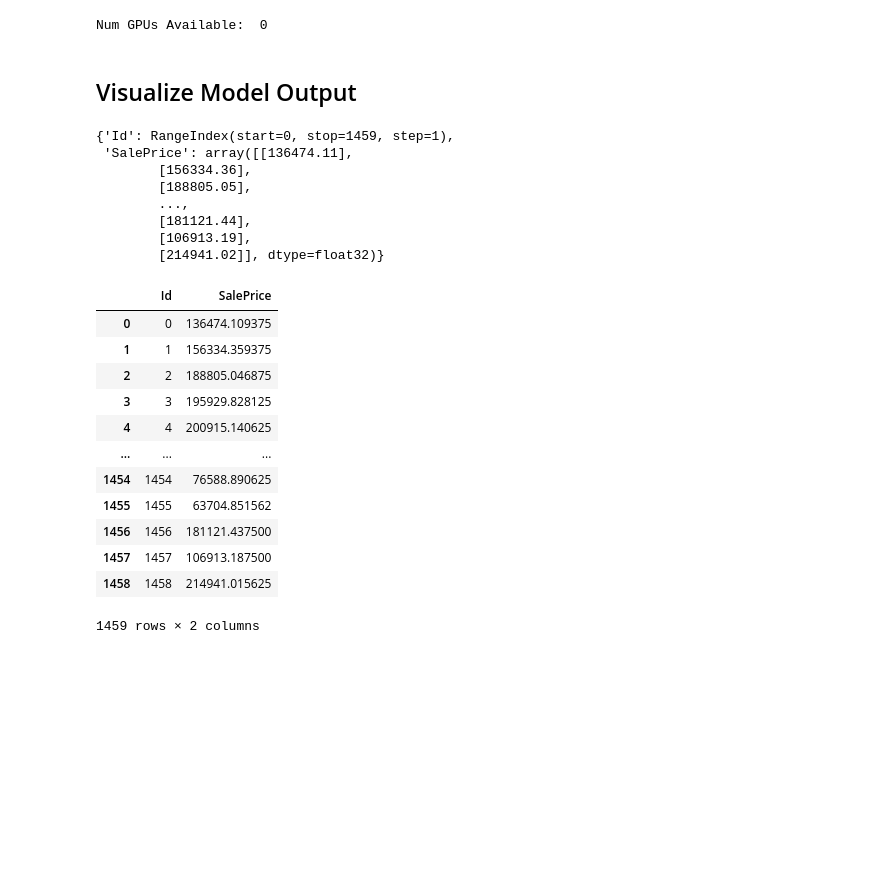
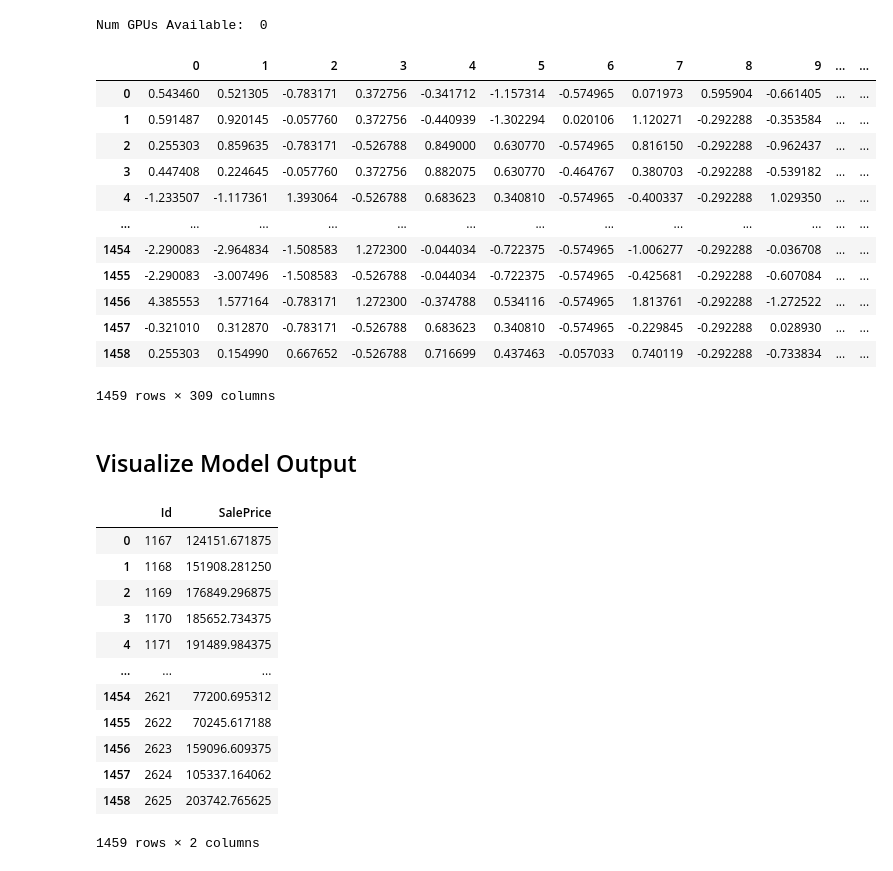
Before and after one commit to valencia21/data-science-projects, a Jupyter notebook: house-price-prediction/Models/tensorflow/tf_model_wrangling.ipynb, the cells around one changed output. Saved outputs shown, nothing was run; the diff lists cells and outputs as text; code cells hidden in the pictures; blank space fills up the shorter version.

Commit message:
Model edits and submissions

```diff
--- a/house-price-prediction/Models/tensorflow/tf_model_wrangling.ipynb
+++ b/house-price-prediction/Models/tensorflow/tf_model_wrangling.ipynb
@@ -227,19 +231,24 @@ def make_predictions(best_params):
     return preds
 # %%
 predictions = make_predictions(best_params)
+# %%
+X_test
+# %% [output]
+|  | 0 | 1 | 2 | 3 | 4 | 5 | 6 | 7 | 8 | 9 | ... | ... |
+| 0 | 0.543460 | 0.521305 | -0.783171 | 0.372756 | -0.341712 | -1.157314 | -0.574965 | 0.071973 | 0.595904 | -0.661405 | ... | ... |
+| 1 | 0.591487 | 0.920145 | -0.057760 | 0.372756 | -0.440939 | -1.302294 | 0.020106 | 1.120271 | -0.292288 | -0.353584 | ... | ... |
+| 2 | 0.255303 | 0.859635 | -0.783171 | -0.526788 | 0.849000 | 0.630770 | -0.574965 | 0.816150 | -0.292288 | -0.962437 | ... | ... |
+| 3 | 0.447408 | 0.224645 | -0.057760 | 0.372756 | 0.882075 | 0.630770 | -0.464767 | 0.380703 | -0.292288 | -0.539182 | ... | ... |
+| 4 | -1.233507 | -1.117361 | 1.393064 | -0.526788 | 0.683623 | 0.340810 | -0.574965 | -0.400337 | -0.292288 | 1.029350 | ... | ... |
+| ... | ... | ... | ... | ... | ... | ... | ... | ... | ... | ... | ... | ... |
+| 1454 | -2.290083 | -2.964834 | -1.508583 | 1.272300 | -0.044034 | -0.722375 | -0.574965 | -1.006277 | -0.292288 | -0.036708 | ... | ... |
+| 1455 | -2.290083 | -3.007496 | -1.508583 | -0.526788 | -0.044034 | -0.722375 | -0.574965 | -0.425681 | -0.292288 | -0.607084 | ... | ... |
+| 1456 | 4.385553 | 1.577164 | -0.783171 | 1.272300 | -0.374788 | 0.534116 | -0.574965 | 1.813761 | -0.292288 | -1.272522 | ... | ... |
+| 1457 | -0.321010 | 0.312870 | -0.783171 | -0.526788 | 0.683623 | 0.340810 | -0.574965 | -0.229845 | -0.292288 | 0.028930 | ... | ... |
+| 1458 | 0.255303 | 0.154990 | 0.667652 | -0.526788 | 0.716699 | 0.437463 | -0.057033 | 0.740119 | -0.292288 | -0.733834 | ... | ... |
+1459 rows × 309 columns
 # %% [markdown]
 ## Visualize Model Output
-# %%
-d
-# %% [output]
-{'Id': RangeIndex(start=0, stop=1459, step=1),
- 'SalePrice': array([[136474.11],
-        [156334.36],
-        [188805.05],
-        ...,
-        [181121.44],
-        [106913.19],
-        [214941.02]], dtype=float32)}
 # %%
 d = {"Id":X_test.index,"SalePrice":predictions.flatten()}
 submission = pd.DataFrame(data=d, index=None)
@@ -247,20 +258,22 @@ submission = pd.DataFrame(data=d, index=None)
 # Revert log transform
 #submission["SalePrice"] = np.exp(submission["SalePrice"])
 # %%
-submission
+submission["Id"] = submission["Id"] + 1167
-# %% [output]
-|  | Id | SalePrice |
-| 0 | 0 | 136474.109375 |
-| 1 | 1 | 156334.359375 |
-| 2 | 2 | 188805.046875 |
-| 3 | 3 | 195929.828125 |
-| 4 | 4 | 200915.140625 |
-| ... | ... | ... |
-| 1454 | 1454 | 76588.890625 |
-| 1455 | 1455 | 63704.851562 |
-| 1456 | 1456 | 181121.437500 |
-| 1457 | 1457 | 106913.187500 |
-| 1458 | 1458 | 214941.015625 |
-1459 rows × 2 columns
+# %%
+submission
+# %% [output]
+|  | Id | SalePrice |
+| 0 | 1167 | 124151.671875 |
+| 1 | 1168 | 151908.281250 |
+| 2 | 1169 | 176849.296875 |
+| 3 | 1170 | 185652.734375 |
+| 4 | 1171 | 191489.984375 |
+| ... | ... | ... |
+| 1454 | 2621 | 77200.695312 |
+| 1455 | 2622 | 70245.617188 |
+| 1456 | 2623 | 159096.609375 |
+| 1457 | 2624 | 105337.164062 |
+| 1458 | 2625 | 203742.765625 |
+1459 rows × 2 columns
 # %%
 submission.to_csv("submission.csv",index=False)
```
Also changed, not shown: parts of 5 cells of this notebook, 1 other file.
